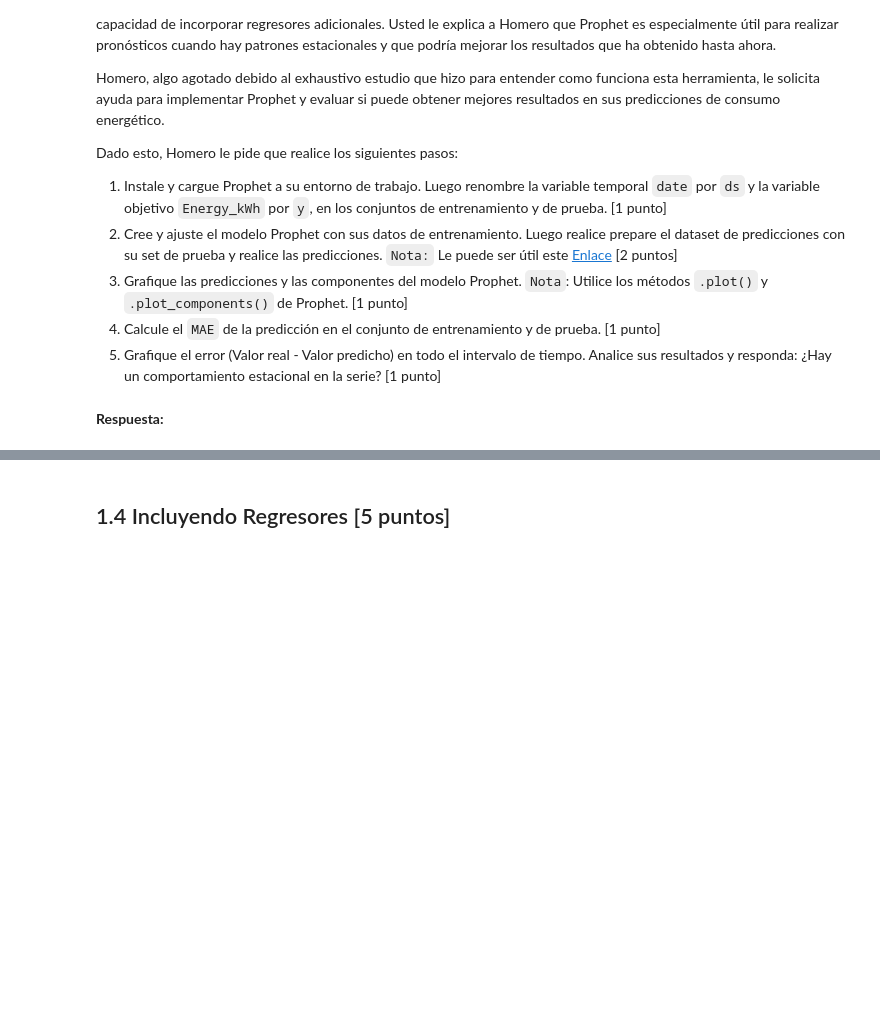
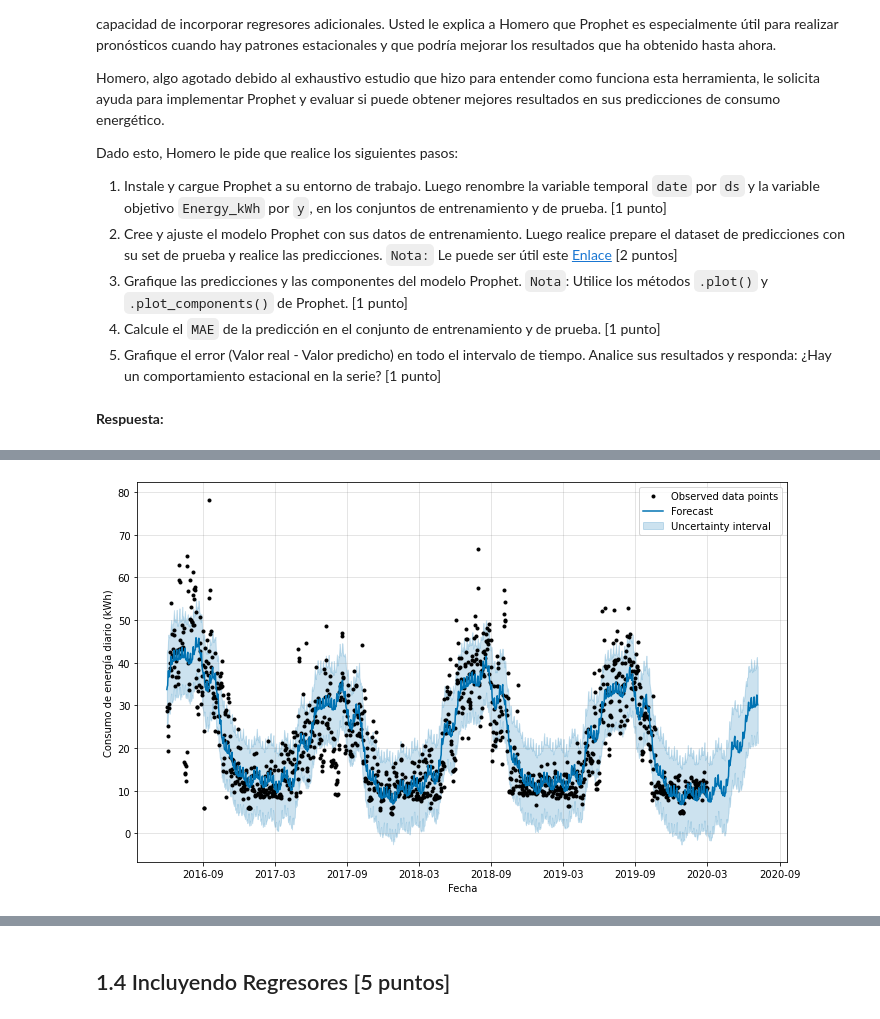
Before and after one commit to ElLuquitas/MDS7202-labs, a Jupyter notebook: lab8/Lab_8_Enunciado.ipynb, the cells around one changed output, grey strips where cells are left out. Drawn from its saved outputs; the diff is of its cells as text; code cells hidden in the pictures; blank space fills up the shorter version.

```diff
--- a/lab8/Lab_8_Enunciado.ipynb
+++ b/lab8/Lab_8_Enunciado.ipynb
@@ -433,0 +446,10 @@ from prophet.plot import plot_plotly, plot_components_plotly
+# %%
+# Datos de entrenamiento
+X_train = train.drop(columns = ['set'])
+X_train.columns = ['ds', 'y']
+y_train = train['Energy_kWh'].copy()
+
+# Datos de testeo
+X_test = test.drop(columns = ['set'])
+X_test.columns = ['ds', 'y']
+y_test = test['Energy_kWh'].copy()
@@ -433,0 +458,11 @@ from prophet.plot import plot_plotly, plot_components_plotly
+# %%
+model = Prophet()
+model.fit(X_train)
+
+train_pred = model.predict(X_train)
+y_train_pred = train_pred['yhat']
+test_pred = model.predict(X_test)
+y_test_pred = test_pred['yhat']
+
+total_pred = pd.concat([train_pred, test_pred])
+y_pred = pd.concat([y_train_pred, y_test_pred])
@@ -433,0 +497,8 @@ from prophet.plot import plot_plotly, plot_components_plotly
+# %%
+# Predicciones hechas por el modelo
+fig1 = model.plot(total_pred,
+                  xlabel='Fecha',
+                  ylabel='Consumo de energía diario (kWh)',
+                  include_legend=True)
+# %% [output]
+[figure, added]
```
Also changed, not shown: parts of 18 cells of this notebook.
